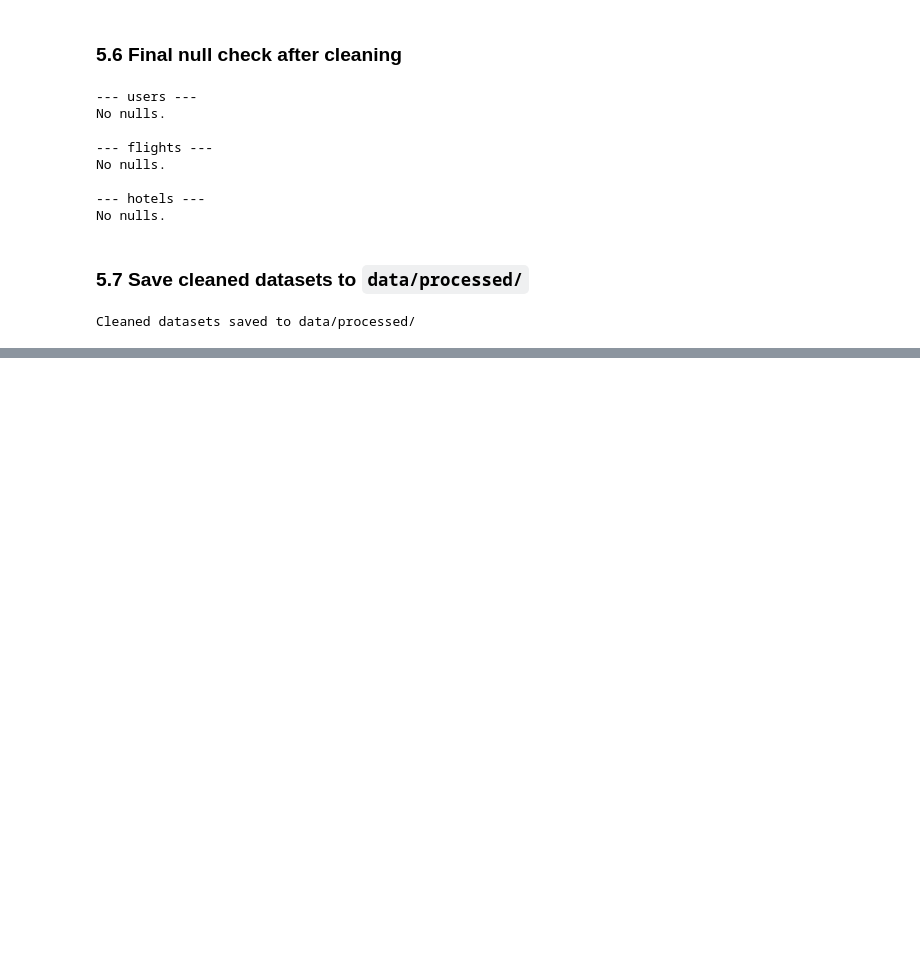
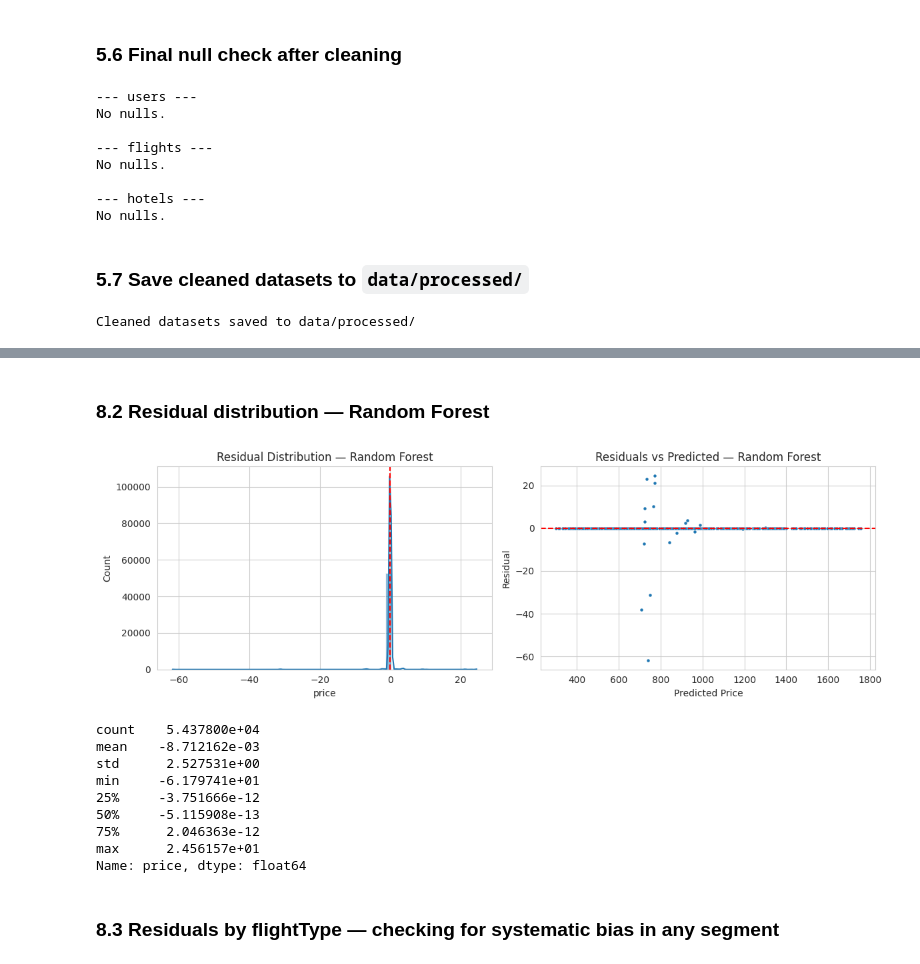
Before and after one commit to HariKrishnaKumar-watersprinter/voyage-analytics-integrating-mlops-AIML-intern-labmentix, a Jupyter notebook: notebooks/Voyage_Analytics_Capstone.ipynb, the cells around one changed output, grey strips where cells are left out. Cells and saved outputs as stored; diff of their text form; code cells hidden in the pictures; blank space fills up the shorter version.

```diff
--- a/notebooks/Voyage_Analytics_Capstone.ipynb
+++ b/notebooks/Voyage_Analytics_Capstone.ipynb
@@ -635,0 +944,32 @@ Cleaned datasets saved to data/processed/
+# %% [markdown]
+### 8.2 Residual distribution — Random Forest
+# %%
+residuals_rf = y_test - rf_test_pred
+
+fig, axes = plt.subplots(1, 2, figsize=(12,4))
+sns.histplot(residuals_rf, bins=50, kde=True, ax=axes[0])
+axes[0].set_title('Residual Distribution — Random Forest')
+axes[0].axvline(0, color='red', linestyle='--')
+
+sns.scatterplot(x=rf_test_pred, y=residuals_rf, alpha=0.2, s=10, ax=axes[1])
+axes[1].axhline(0, color='red', linestyle='--')
+axes[1].set_xlabel('Predicted Price')
+axes[1].set_ylabel('Residual')
+axes[1].set_title('Residuals vs Predicted — Random Forest')
+plt.tight_layout()
+plt.show()
+
+print(residuals_rf.describe())
+# %% [output]
+[figure, added]
+count    5.437800e+04
+mean    -8.712162e-03
+std      2.527531e+00
+min     -6.179741e+01
+25%     -3.751666e-12
+50%     -5.115908e-13
+75%      2.046363e-12
+max      2.456157e+01
+Name: price, dtype: float64
+# %% [markdown]
+### 8.3 Residuals by flightType — checking for systematic bias in any segment
```
Also changed, not shown: parts of 46 cells of this notebook, 12 other files.
